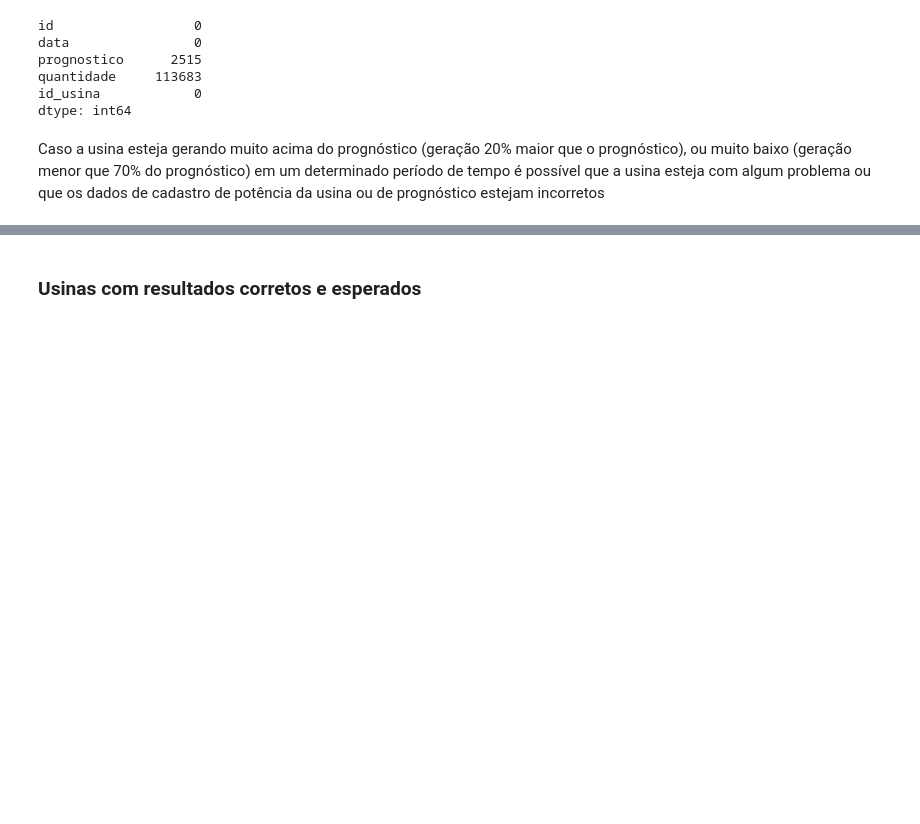
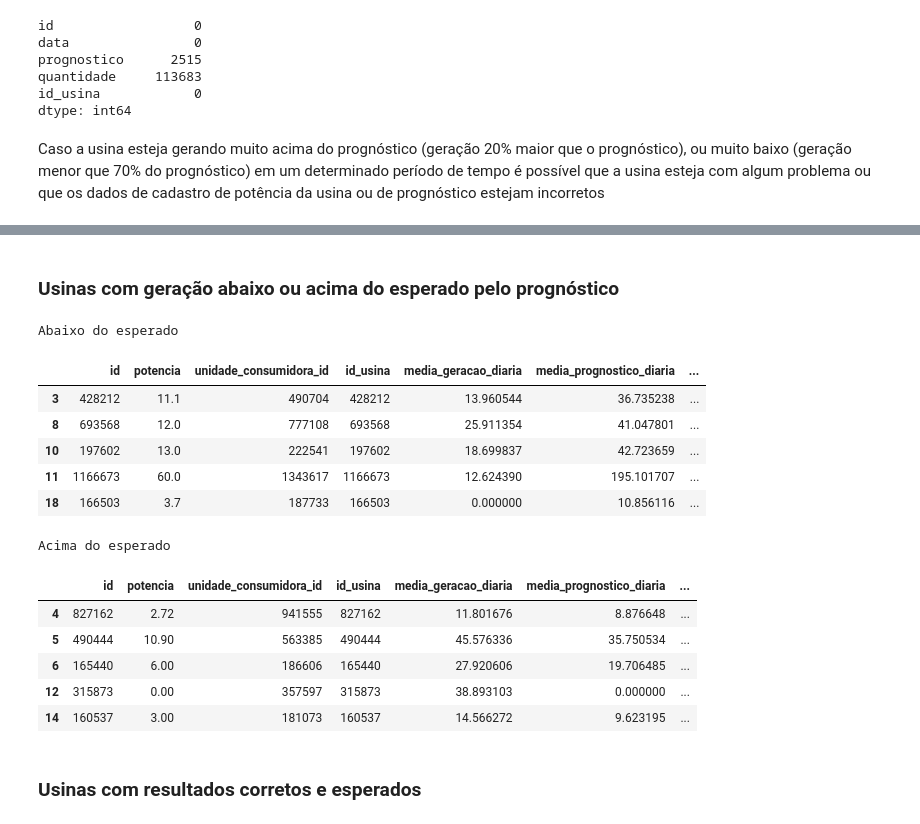
Before and after one commit to Talismar/hackatom, a Jupyter notebook: desafio_1.ipynb, the cells around one changed output, grey strips where cells are left out. Cells and saved outputs as stored; diff of their text form; code cells hidden in the pictures; blank space fills up the shorter version.

```diff
--- a/desafio_1.ipynb
+++ b/desafio_1.ipynb
@@ -108,3 +114,29 @@ Usinas para Manutenção:
+# %% [markdown]
+### Usinas com geração abaixo ou acima do esperado pelo prognóstico
+# %%
+usinas_abaixo_prognostico = dados[dados['desempenho_vs_prognostico'] < 0.7]
+usinas_acima_prognostico = dados[dados['desempenho_vs_prognostico'] > 1.2]
+
+print('Abaixo do esperado')
+display(usinas_abaixo_prognostico.head())
+
+print('Acima do esperado')
+display(usinas_acima_prognostico.head())
+# %% [output]
+Abaixo do esperado
+|  | id | potencia | unidade_consumidora_id | id_usina | media_geracao_diaria | media_prognostico_diaria | ... |
+| 3 | 428212 | 11.1 | 490704 | 428212 | 13.960544 | 36.735238 | ... |
+| 8 | 693568 | 12.0 | 777108 | 693568 | 25.911354 | 41.047801 | ... |
+| 10 | 197602 | 13.0 | 222541 | 197602 | 18.699837 | 42.723659 | ... |
+| 11 | 1166673 | 60.0 | 1343617 | 1166673 | 12.624390 | 195.101707 | ... |
+| 18 | 166503 | 3.7 | 187733 | 166503 | 0.000000 | 10.856116 | ... |
+Acima do esperado
+|  | id | potencia | unidade_consumidora_id | id_usina | media_geracao_diaria | media_prognostico_diaria | ... |
+| 4 | 827162 | 2.72 | 941555 | 827162 | 11.801676 | 8.876648 | ... |
+| 5 | 490444 | 10.90 | 563385 | 490444 | 45.576336 | 35.750534 | ... |
+| 6 | 165440 | 6.00 | 186606 | 165440 | 27.920606 | 19.706485 | ... |
+| 12 | 315873 | 0.00 | 357597 | 315873 | 38.893103 | 0.000000 | ... |
+| 14 | 160537 | 3.00 | 181073 | 160537 | 14.566272 | 9.623195 | ... |
 # %% [markdown]
 ### Usinas com resultados corretos e esperados
 # %%
```
Also changed, not shown: parts of 7 cells of this notebook.
